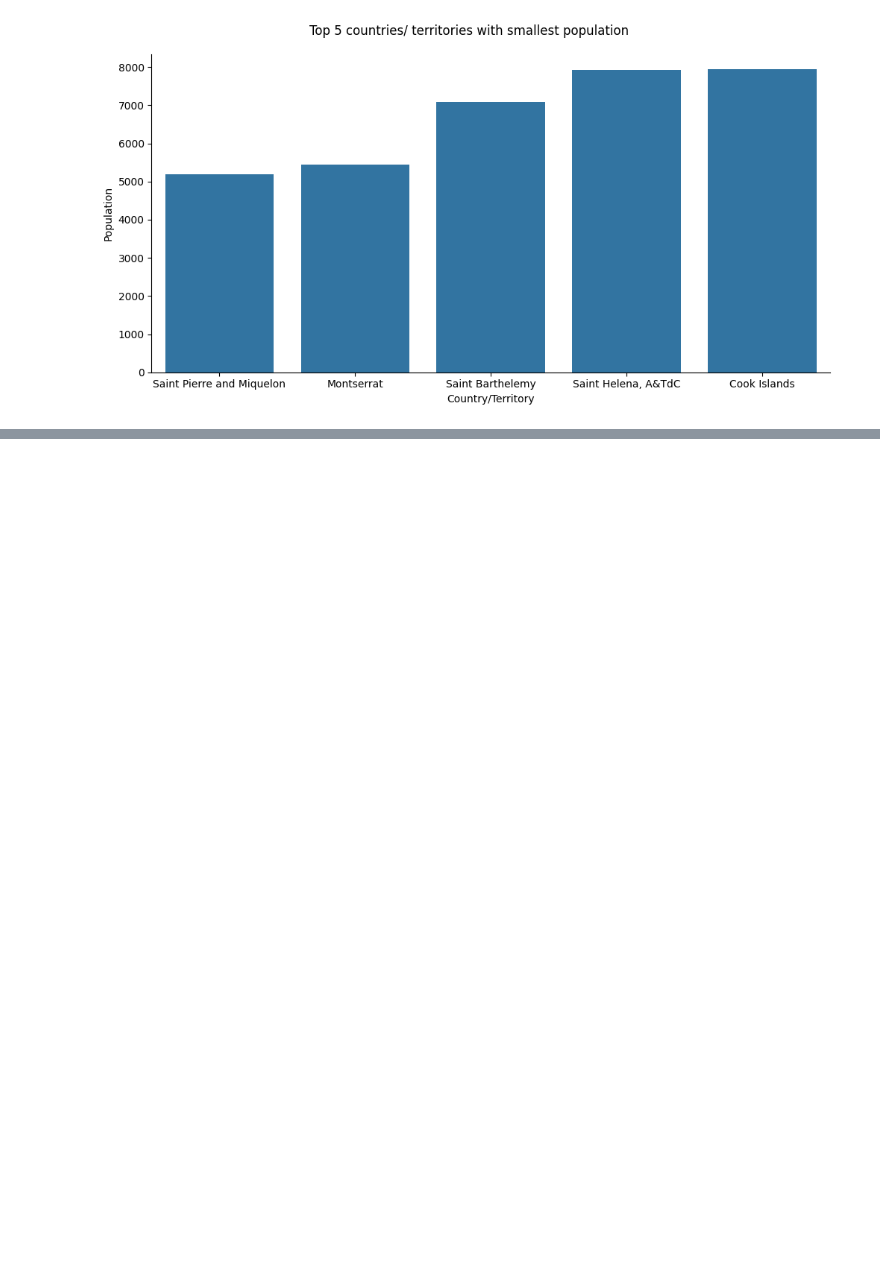
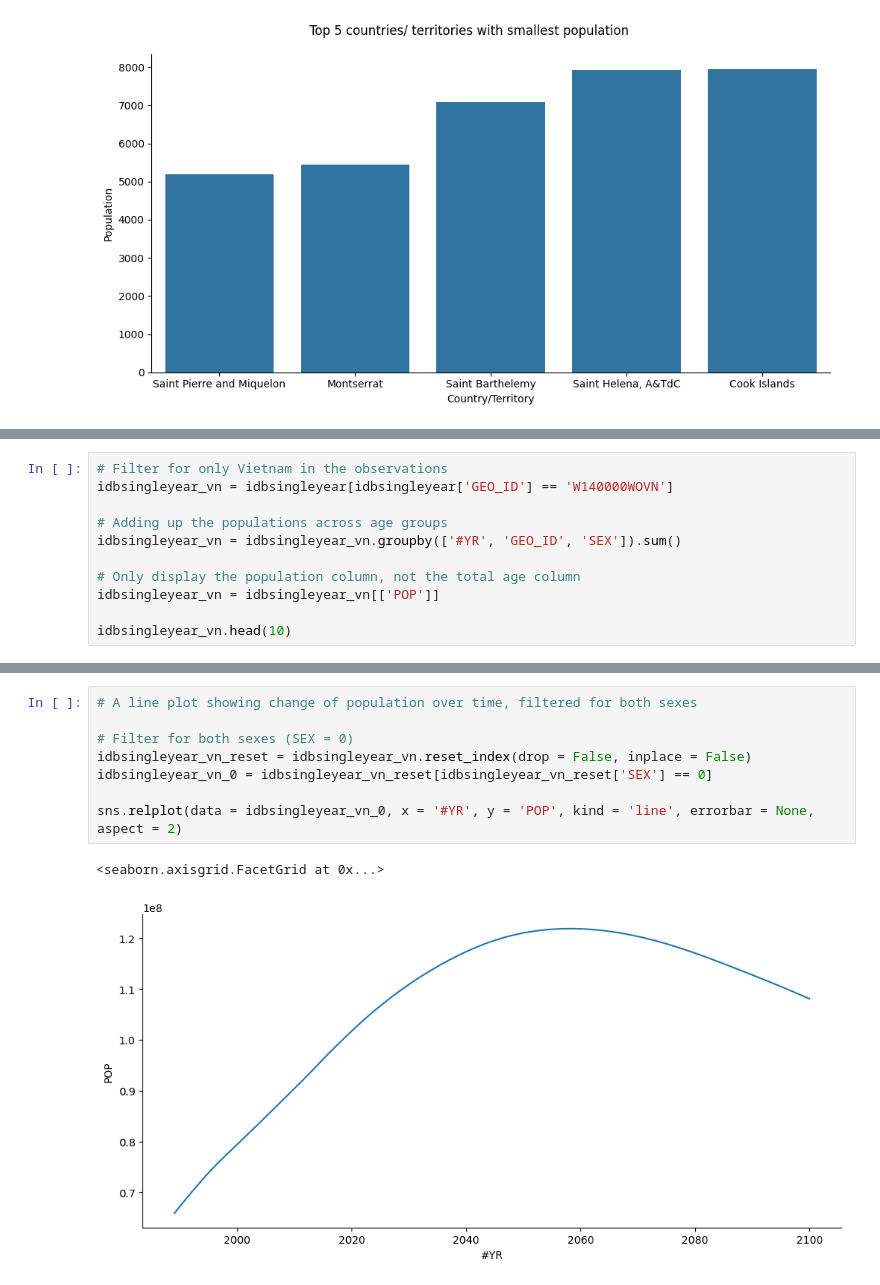
Before and after one commit to thaianle/international-database, a Jupyter notebook: idbsingleyear-python.ipynb, the cells around one changed output, grey strips where cells are left out. Saved outputs shown, nothing was run; the diff lists cells and outputs as text; blank space fills up the shorter version.

```diff
--- a/idbsingleyear-python.ipynb
+++ b/idbsingleyear-python.ipynb
@@ -173,0 +176,11 @@ Text(0.5, 1.05, 'Top 5 countries/ territories with smallest population')
+# %%
+# Filter for only Vietnam in the observations
+idbsingleyear_vn = idbsingleyear[idbsingleyear['GEO_ID'] == 'W140000WOVN']
+
+# Adding up the populations across age groups
+idbsingleyear_vn = idbsingleyear_vn.groupby(['#YR', 'GEO_ID', 'SEX']).sum()
+
+# Only display the population column, not the total age column
+idbsingleyear_vn = idbsingleyear_vn[['POP']]
+
+idbsingleyear_vn.head(10)
@@ -173,0 +200,11 @@ Text(0.5, 1.05, 'Top 5 countries/ territories with smallest population')
+# %%
+# A line plot showing change of population over time, filtered for both sexes
+
+# Filter for both sexes (SEX = 0)
+idbsingleyear_vn_reset = idbsingleyear_vn.reset_index(drop = False, inplace = False)
+idbsingleyear_vn_0 = idbsingleyear_vn_reset[idbsingleyear_vn_reset['SEX'] == 0]
+
+sns.relplot(data = idbsingleyear_vn_0, x = '#YR', y = 'POP', kind = 'line', errorbar = None, aspect = 2)
+# %% [output]
+<seaborn.axisgrid.FacetGrid at 0x...>
+[figure, added]
```
Also changed, not shown: parts of 3 cells of this notebook.
